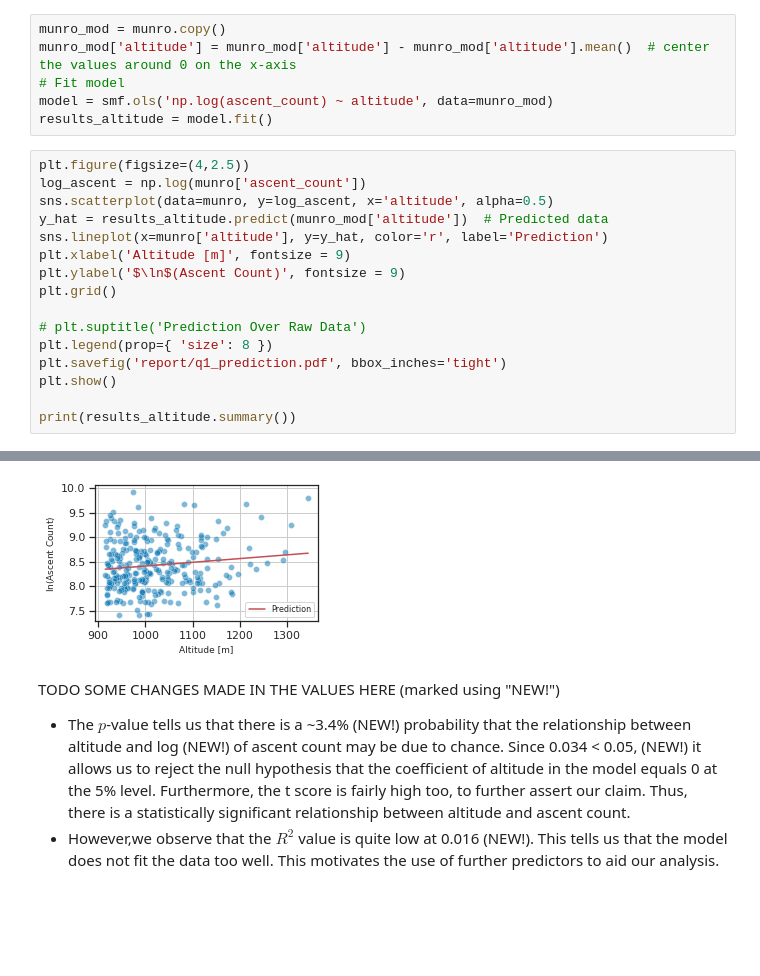
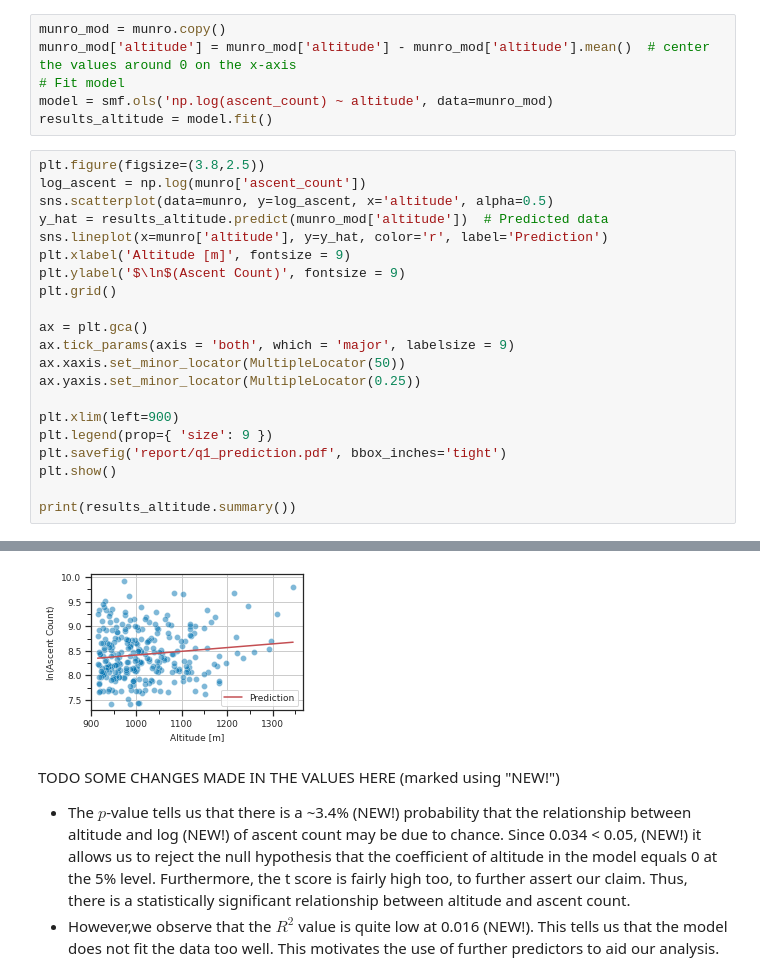
Before and after one commit to filipbalucha/FDS_final_project, a Jupyter notebook: data_analysis.ipynb, the cells around one changed output, grey strips where cells are left out. Saved outputs shown, nothing was run; the diff lists cells and outputs as text; blank space fills up the shorter version.

```diff
--- a/data_analysis.ipynb
+++ b/data_analysis.ipynb
@@ -326,7 +336,7 @@ munro_mod['altitude'] = munro_mod['altitude'] - munro_mod['altitude'].mean()  #
 model = smf.ols('np.log(ascent_count) ~ altitude', data=munro_mod)
 results_altitude = model.fit()
 # %%
-plt.figure(figsize=(4,2.5))
+plt.figure(figsize=(3.8,2.5))
 log_ascent = np.log(munro['ascent_count'])
 sns.scatterplot(data=munro, y=log_ascent, x='altitude', alpha=0.5)
 y_hat = results_altitude.predict(munro_mod['altitude'])  # Predicted data
@@ -335,8 +345,13 @@ plt.xlabel('Altitude [m]', fontsize = 9)
 plt.ylabel('$\ln$(Ascent Count)', fontsize = 9)
 plt.grid()
 
-# plt.suptitle('Prediction Over Raw Data')
-plt.legend(prop={ 'size': 8 })
+ax = plt.gca()
+ax.tick_params(axis = 'both', which = 'major', labelsize = 9)
+ax.xaxis.set_minor_locator(MultipleLocator(50))
+ax.yaxis.set_minor_locator(MultipleLocator(0.25))
+
+plt.xlim(left=900)
+plt.legend(prop={ 'size': 9 })
 plt.savefig('report/q1_prediction.pdf', bbox_inches='tight')
 plt.show()
 
@@ -352,14 +367,14 @@ Time:                          15:11:30   Log-Likelihood:                -203.86
 No. Observations:                   282   AIC:                             411.7
 Df Residuals:                       280   BIC:                             419.0
 Df Model:                             1
 Covariance Type:              nonrobust
 ==============================================================================
 ... (9 lines left out)
 ==============================================================================
 
 Notes:
 [1] Standard Errors assume that the covariance matrix of the errors is correctly specified.
-[figure, old version]
+[figure, new version]
 # %% [markdown]
 TODO SOME CHANGES MADE IN THE VALUES HERE (marked using "NEW!")
 
```
Also changed, not shown: parts of 9 cells of this notebook, 8 other files.
